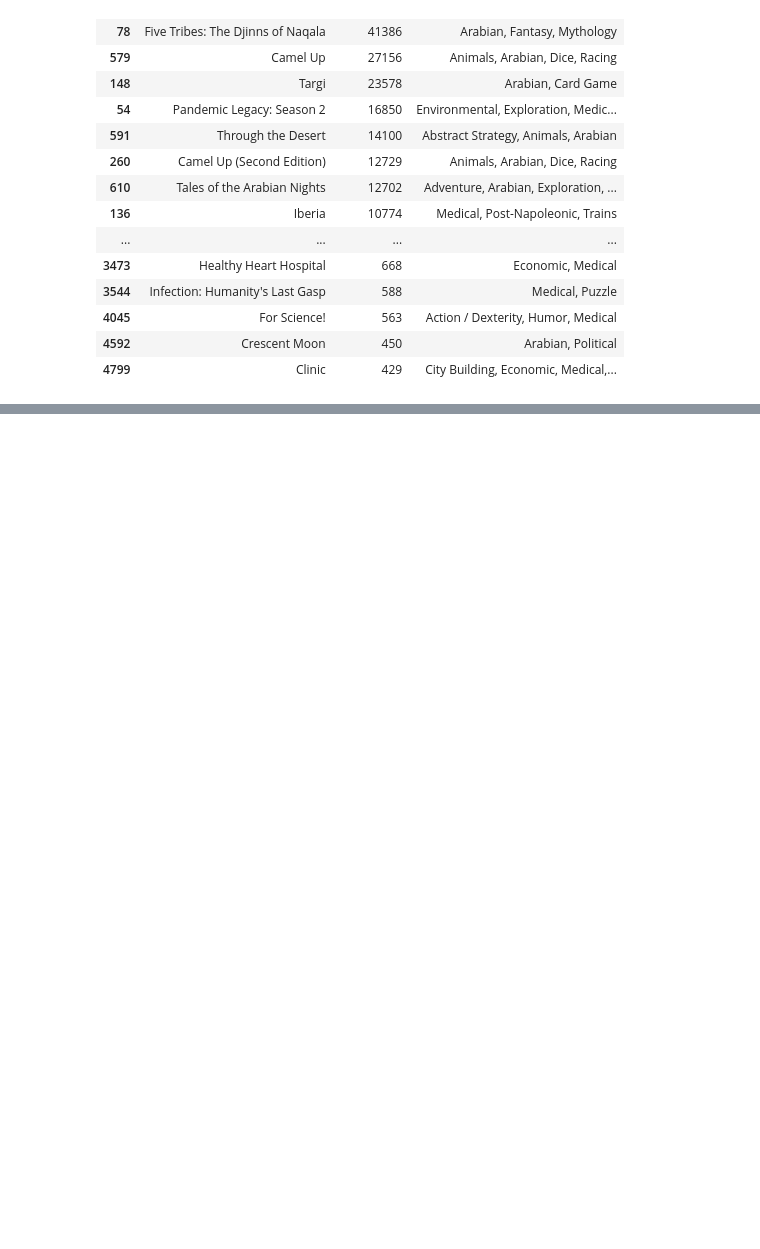
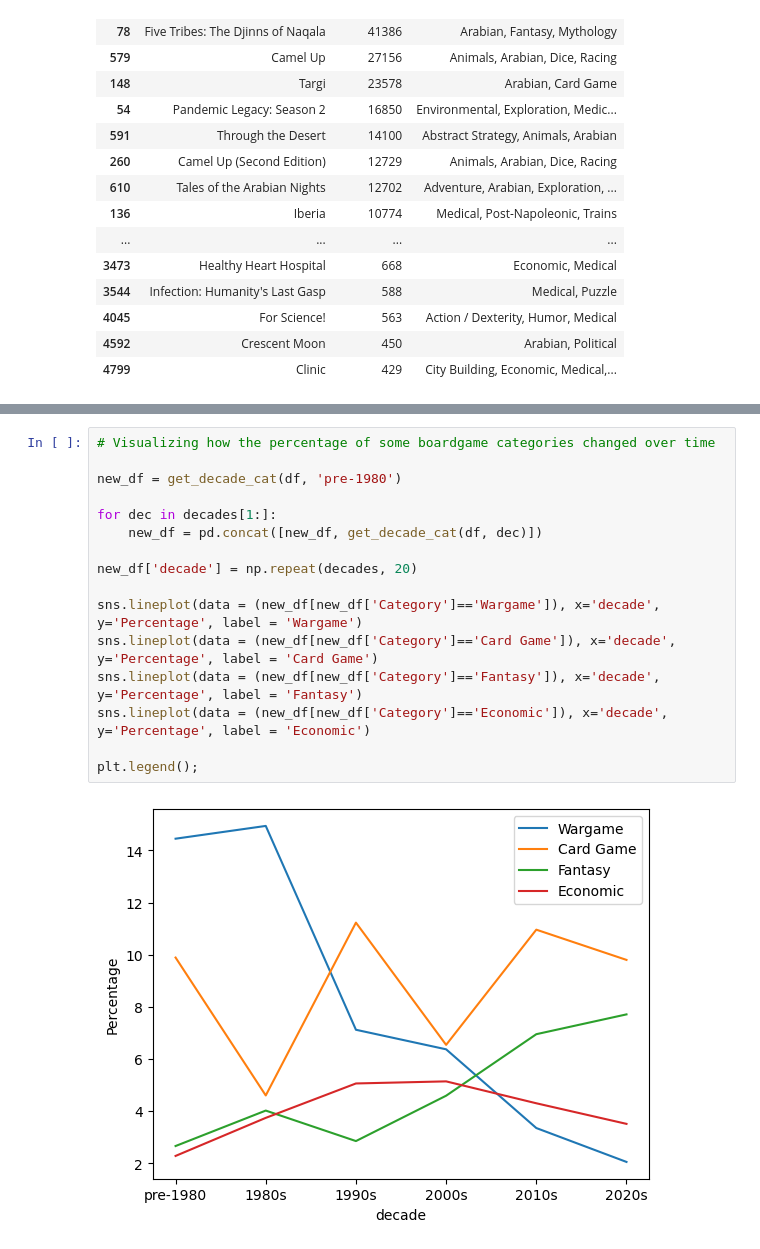
Before and after one commit to emax30/BGG-boardgame-analysis, a Jupyter notebook: BGG_exploratory_data_analysis.ipynb, the cells around one changed output, grey strips where cells are left out. Drawn from its saved outputs; the diff is of its cells as text; blank space fills up the shorter version.

```diff
--- a/BGG_exploratory_data_analysis.ipynb
+++ b/BGG_exploratory_data_analysis.ipynb
@@ -499,0 +482,18 @@ len(cat_2000)
+# %%
+# Visualizing how the percentage of some boardgame categories changed over time
+
+new_df = get_decade_cat(df, 'pre-1980')
+
+for dec in decades[1:]:
+    new_df = pd.concat([new_df, get_decade_cat(df, dec)])
+
+new_df['decade'] = np.repeat(decades, 20)
+
+sns.lineplot(data = (new_df[new_df['Category']=='Wargame']), x='decade', y='Percentage', label = 'Wargame')
+sns.lineplot(data = (new_df[new_df['Category']=='Card Game']), x='decade', y='Percentage', label = 'Card Game')
+sns.lineplot(data = (new_df[new_df['Category']=='Fantasy']), x='decade', y='Percentage', label = 'Fantasy')
+sns.lineplot(data = (new_df[new_df['Category']=='Economic']), x='decade', y='Percentage', label = 'Economic')
+
+plt.legend();
+# %% [output]
+[figure, added]
```
Also changed, not shown: parts of 23 cells of this notebook.
